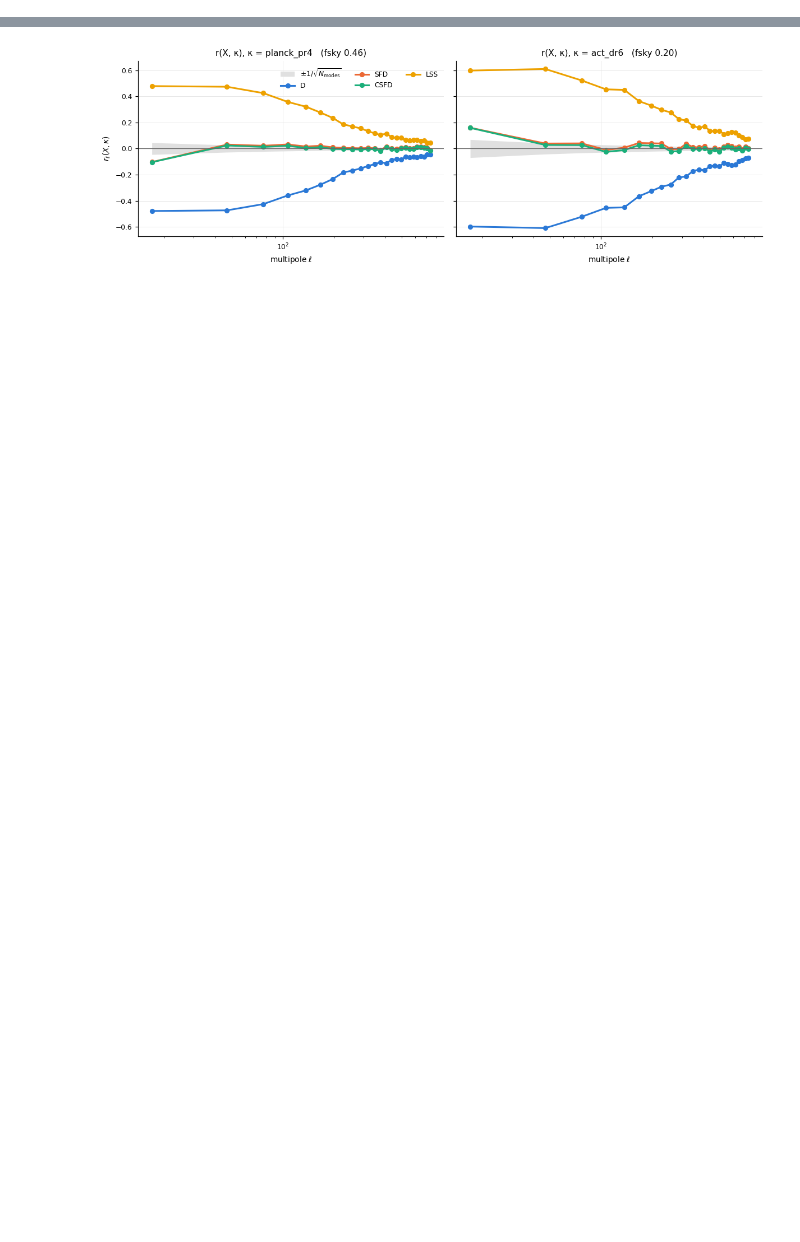
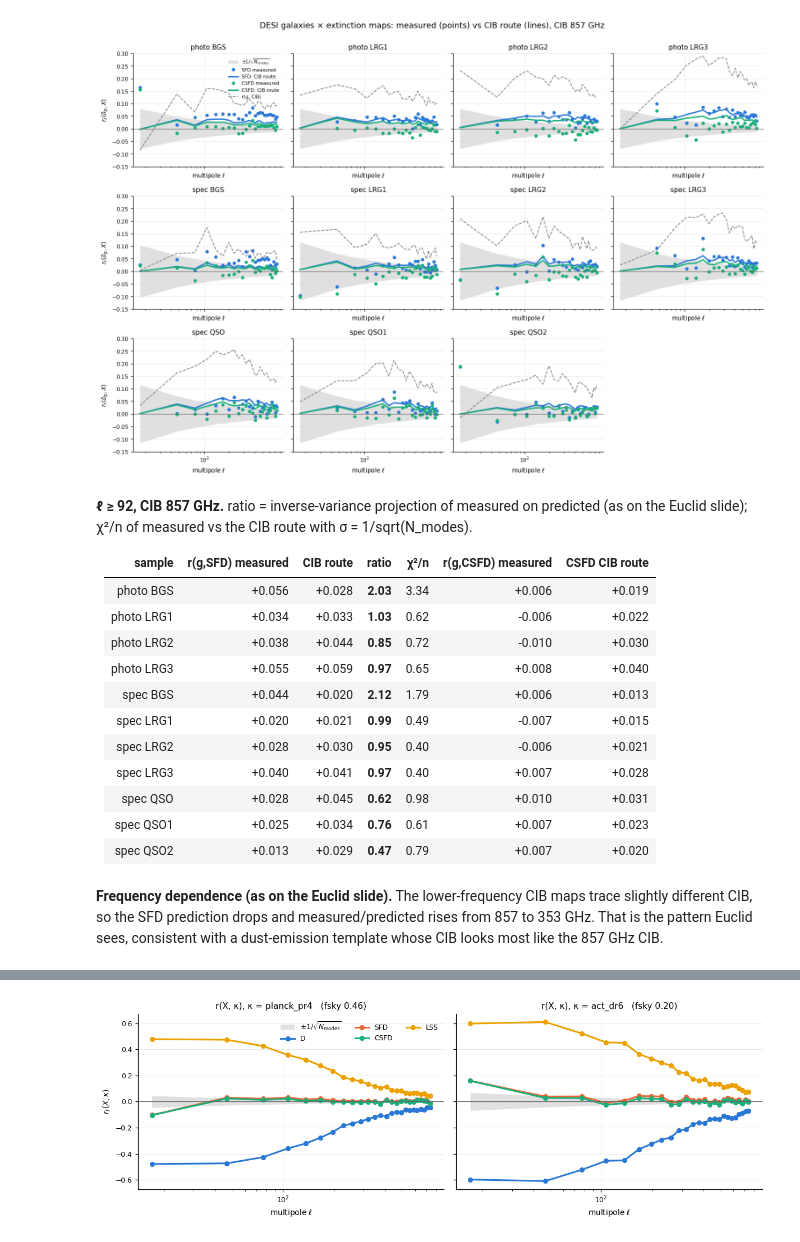
Before and after one commit to sofiachiarenza/Y3_mock_imweights, a Jupyter notebook: TESTS_SUMMARY.ipynb, the cells around one changed output, grey strips where cells are left out. Saved outputs shown, nothing was run; the diff lists cells and outputs as text; code cells hidden in the pictures; blank space fills up the shorter version.

```diff
--- a/TESTS_SUMMARY.ipynb
+++ b/TESTS_SUMMARY.ipynb
@@ -104,0 +179,46 @@ def finish(ax, ylabel=None, xlabel=r"multipole $\ell$", log=True):
+# %%
+fig, axes = plt.subplots(3, 4, figsize=(14, 9.5), sharex=True, sharey=True)
+for ax, (s, T) in zip(axes.flat, TRACERS):
+    bins, rows, fsky = euclid_rows(s, T)
+    lc = ell_centres(bins)
+    noise_band(ax, bins, fsky)
+    for x, c in (("SFD", PAL[0]), ("CSFD", PAL[2])):
+        ax.plot(lc, rows[f"r(g_raw, {x}) measured"], "o", ms=4, color=c, label=f"{x} measured")
+        ax.plot(lc, rows[f"r(g_raw, {x}) via CIB"], color=c, label=f"{x}: CIB route")
+    ax.plot(lc, rows["r(g_raw, CIB)"], "--", lw=1.2, color="0.5", label="r(g, CIB)")
+    ax.set_title(f"{s} {T}"); ax.set_ylim(-0.15, 0.3)
+    finish(ax)
+axes.flat[-1].axis("off")
+axes[0, 0].legend(fontsize=7)
+for ax in axes[:, 0]:
+    ax.set_ylabel(r"$r_\ell(\delta_g, X)$")
+plt.suptitle("DESI galaxies × extinction maps: measured (points) vs CIB route (lines), CIB 857 GHz", y=1.0)
+plt.tight_layout(); plt.show()
+
+rows_md = []
+for s, T in TRACERS:
+    bins, rows, fsky = euclid_rows(s, T)
+    ratio, chi2, m, p = route_stats(rows["r(g_raw, SFD) measured"], rows["r(g_raw, SFD) via CIB"], bins, fsky)
+    _, _, cm, cp = route_stats(rows["r(g_raw, CSFD) measured"], rows["r(g_raw, CSFD) via CIB"], bins, fsky)
+    rows_md.append(f"| {s} {T} | {m:+.3f} | {p:+.3f} | **{ratio:.2f}** | {chi2:.2f} | {cm:+.3f} | {cp:+.3f} |")
+display(Markdown("**ℓ ≥ 92, CIB 857 GHz.** ratio = inverse-variance projection of measured on predicted (as on the Euclid slide); χ²/n of measured vs the CIB route with σ = 1/sqrt(N_modes).\n\n"
+                 "| sample | r(g,SFD) measured | CIB route | ratio | χ²/n | r(g,CSFD) measured | CSFD CIB route |\n|---|---|---|---|---|---|---|\n" + "\n".join(rows_md)))
+# %% [output]
+[figure, added]
+**ℓ ≥ 92, CIB 857 GHz.** ratio = inverse-variance projection of measured on predicted (as on the Euclid slide); χ²/n of measured vs the CIB route with σ = 1/sqrt(N_modes).
+
+| sample | r(g,SFD) measured | CIB route | ratio | χ²/n | r(g,CSFD) measured | CSFD CIB route |
+|---|---|---|---|---|---|---|
+| photo BGS | +0.056 | +0.028 | **2.03** | 3.34 | +0.006 | +0.019 |
+| photo LRG1 | +0.034 | +0.033 | **1.03** | 0.62 | -0.006 | +0.022 |
+| photo LRG2 | +0.038 | +0.044 | **0.85** | 0.72 | -0.010 | +0.030 |
+| photo LRG3 | +0.055 | +0.059 | **0.97** | 0.65 | +0.008 | +0.040 |
+| spec BGS | +0.044 | +0.020 | **2.12** | 1.79 | +0.006 | +0.013 |
+| spec LRG1 | +0.020 | +0.021 | **0.99** | 0.49 | -0.007 | +0.015 |
+| spec LRG2 | +0.028 | +0.030 | **0.95** | 0.40 | -0.006 | +0.021 |
+| spec LRG3 | +0.040 | +0.041 | **0.97** | 0.40 | +0.007 | +0.028 |
+| spec QSO | +0.028 | +0.045 | **0.62** | 0.98 | +0.010 | +0.031 |
+| spec QSO1 | +0.025 | +0.034 | **0.76** | 0.61 | +0.007 | +0.023 |
+| spec QSO2 | +0.013 | +0.029 | **0.47** | 0.79 | +0.007 | +0.020 |
+# %% [markdown]
+**Frequency dependence (as on the Euclid slide).** The lower-frequency CIB maps trace slightly different CIB, so the SFD prediction drops and measured/predicted rises from 857 to 353 GHz. That is the pattern Euclid sees, consistent with a dust-emission template whose CIB looks most like the 857 GHz CIB.
```
Also changed, not shown: parts of 35 cells of this notebook, 3 other files.
